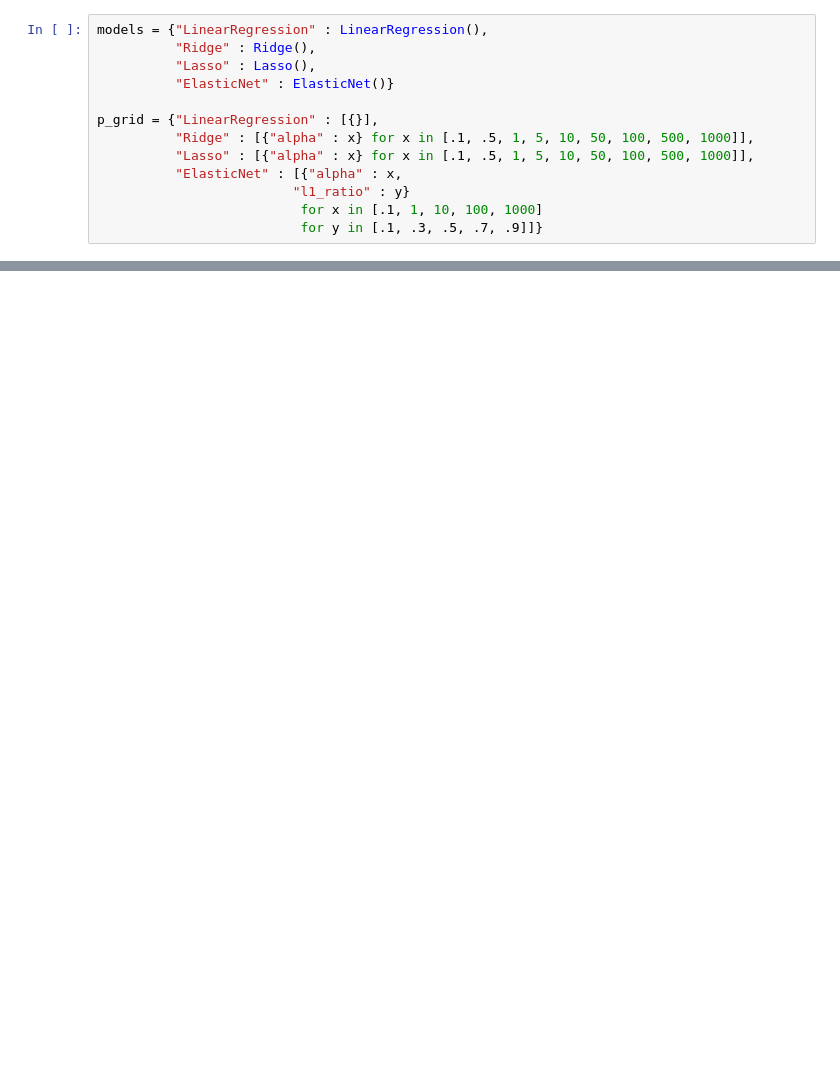
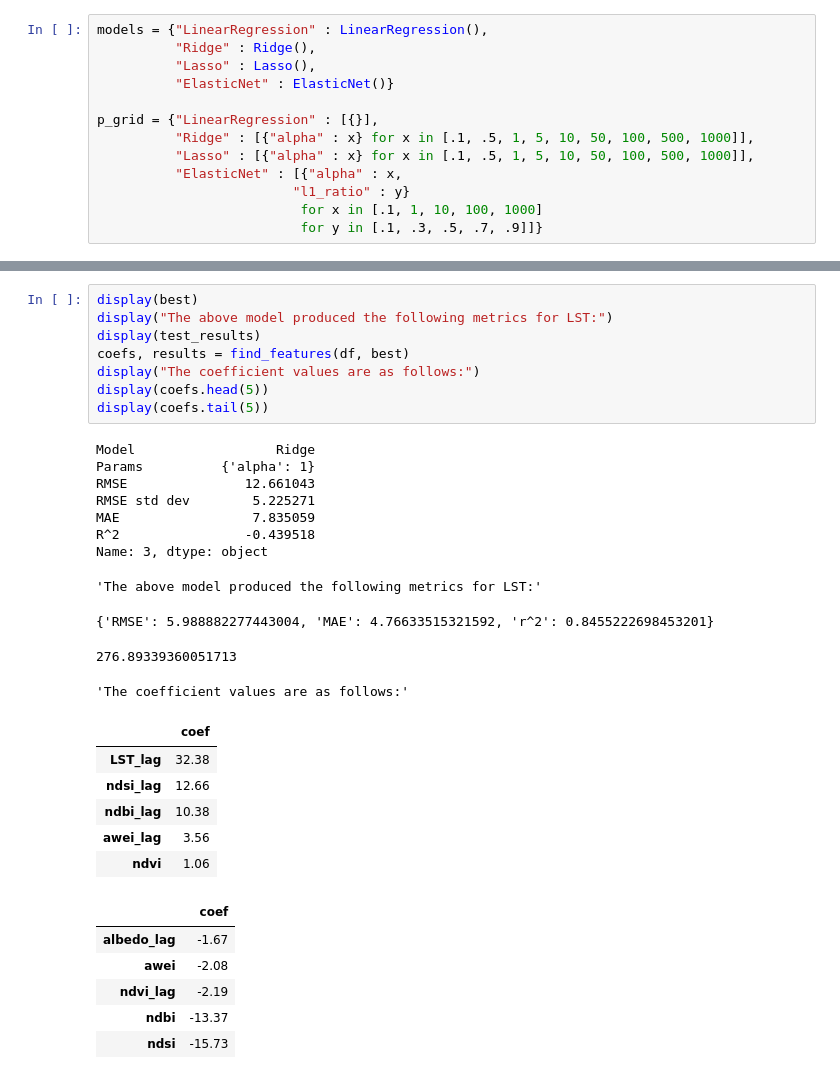
Before and after one commit to oabreu86/Time-Series-Forecasting_Urban_Heat_Islands, a Jupyter notebook: LST_timeseries_modeling.ipynb, the cells around one changed output, grey strips where cells are left out. Drawn from its saved outputs; the diff is of its cells as text; blank space fills up the shorter version.

```diff
--- a/LST_timeseries_modeling.ipynb
+++ b/LST_timeseries_modeling.ipynb
@@ -302,0 +528,32 @@ display(top_models)
+# %%
+display(best)
+display("The above model produced the following metrics for LST:")
+display(test_results)
+coefs, results = find_features(df, best)
+display("The coefficient values are as follows:")
+display(coefs.head(5))
+display(coefs.tail(5))
+# %% [output]
+Model                  Ridge
+Params          {'alpha': 1}
+RMSE               12.661043
+RMSE std dev        5.225271
+MAE                 7.835059
+R^2                -0.439518
+Name: 3, dtype: object
+'The above model produced the following metrics for LST:'
+{'RMSE': 5.988882277443004, 'MAE': 4.76633515321592, 'r^2': 0.8455222698453201}
+276.89339360051713
+'The coefficient values are as follows:'
+|  | coef |
+| LST_lag | 32.38 |
+| ndsi_lag | 12.66 |
+| ndbi_lag | 10.38 |
+| awei_lag | 3.56 |
+| ndvi | 1.06 |
+|  | coef |
+| albedo_lag | -1.67 |
+| awei | -2.08 |
+| ndvi_lag | -2.19 |
+| ndbi | -13.37 |
+| ndsi | -15.73 |
```
Also changed, not shown: parts of 10 cells of this notebook, 1 other file.
